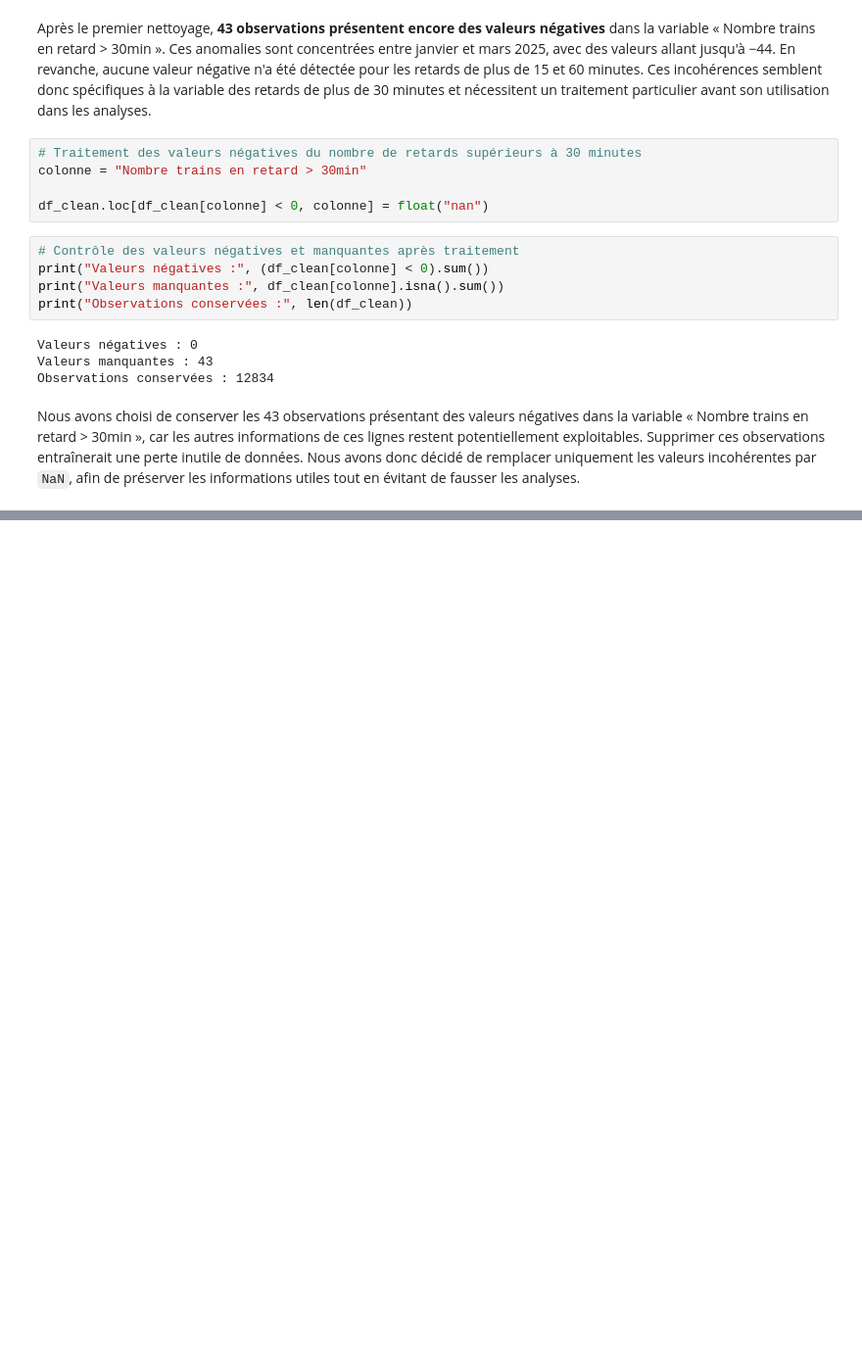
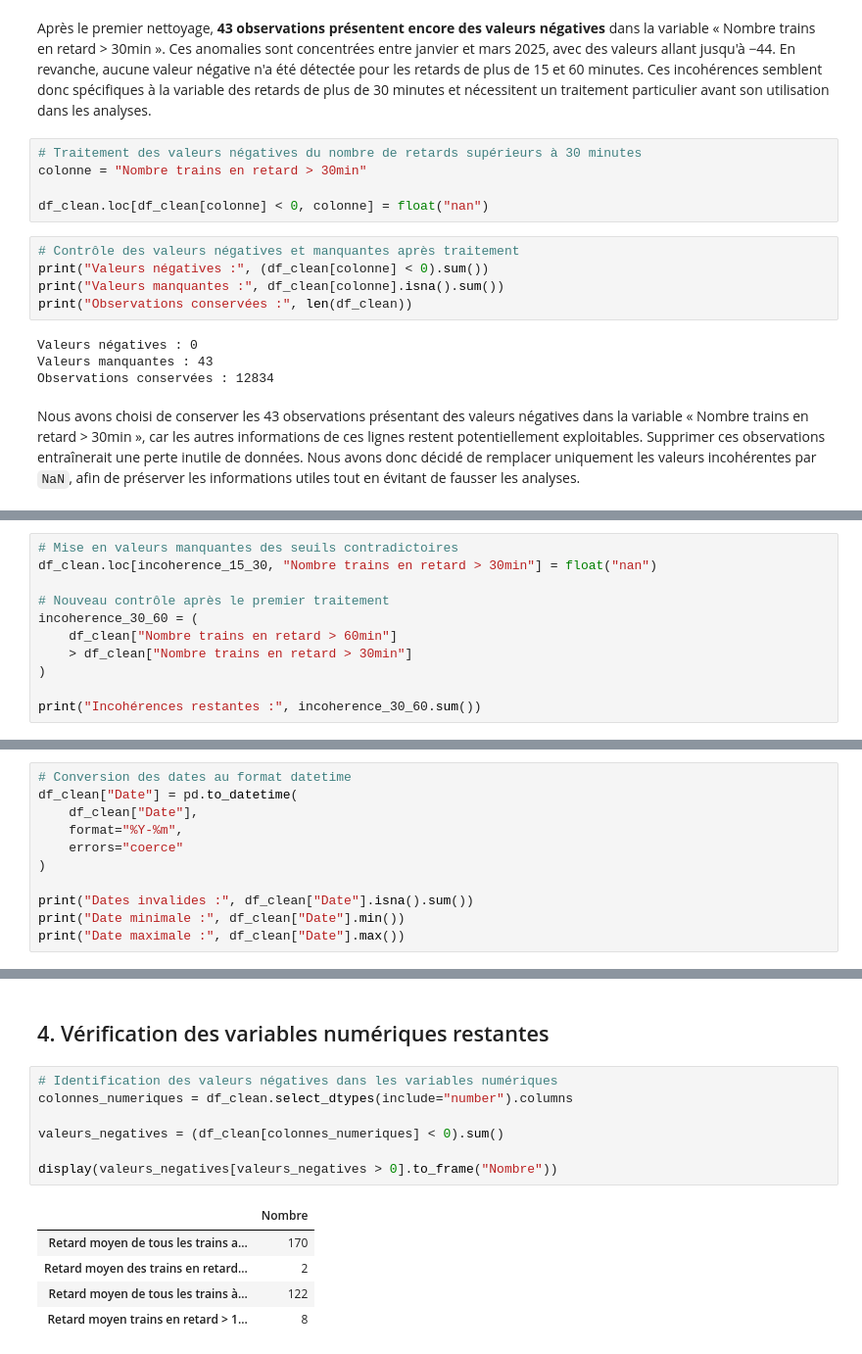
Before and after one commit to ghislainzeufack-prog/RailInsight-SNCF, a Jupyter notebook: notebooks/preprocessing_sncf.ipynb, the cells around one changed output, grey strips where cells are left out. Shown at 98% size. Drawn from its saved outputs; the diff is of its cells as text; blank space fills up the shorter version.

```diff
--- a/notebooks/preprocessing_sncf.ipynb
+++ b/notebooks/preprocessing_sncf.ipynb
@@ -159,0 +288,11 @@ Nous avons choisi de conserver les 43 observations présentant des valeurs néga
+# %%
+# Mise en valeurs manquantes des seuils contradictoires
+df_clean.loc[incoherence_15_30, "Nombre trains en retard > 30min"] = float("nan")
+
+# Nouveau contrôle après le premier traitement
+incoherence_30_60 = (
+    df_clean["Nombre trains en retard > 60min"]
+    > df_clean["Nombre trains en retard > 30min"]
+)
+
+print("Incohérences restantes :", incoherence_30_60.sum())
@@ -159,0 +305,11 @@ Nous avons choisi de conserver les 43 observations présentant des valeurs néga
+# %%
+# Conversion des dates au format datetime
+df_clean["Date"] = pd.to_datetime(
+    df_clean["Date"],
+    format="%Y-%m",
+    errors="coerce"
+)
+
+print("Dates invalides :", df_clean["Date"].isna().sum())
+print("Date minimale :", df_clean["Date"].min())
+print("Date maximale :", df_clean["Date"].max())
@@ -159,0 +320,15 @@ Nous avons choisi de conserver les 43 observations présentant des valeurs néga
+# %% [markdown]
+## 4. Vérification des variables numériques restantes
+# %%
+# Identification des valeurs négatives dans les variables numériques
+colonnes_numeriques = df_clean.select_dtypes(include="number").columns
+
+valeurs_negatives = (df_clean[colonnes_numeriques] < 0).sum()
+
+display(valeurs_negatives[valeurs_negatives > 0].to_frame("Nombre"))
+# %% [output]
+|  | Nombre |
+| Retard moyen de tous les trains a... | 170 |
+| Retard moyen des trains en retard... | 2 |
+| Retard moyen de tous les trains à... | 122 |
+| Retard moyen trains en retard > 1... | 8 |
```
Also changed, not shown: parts of 17 cells of this notebook.
